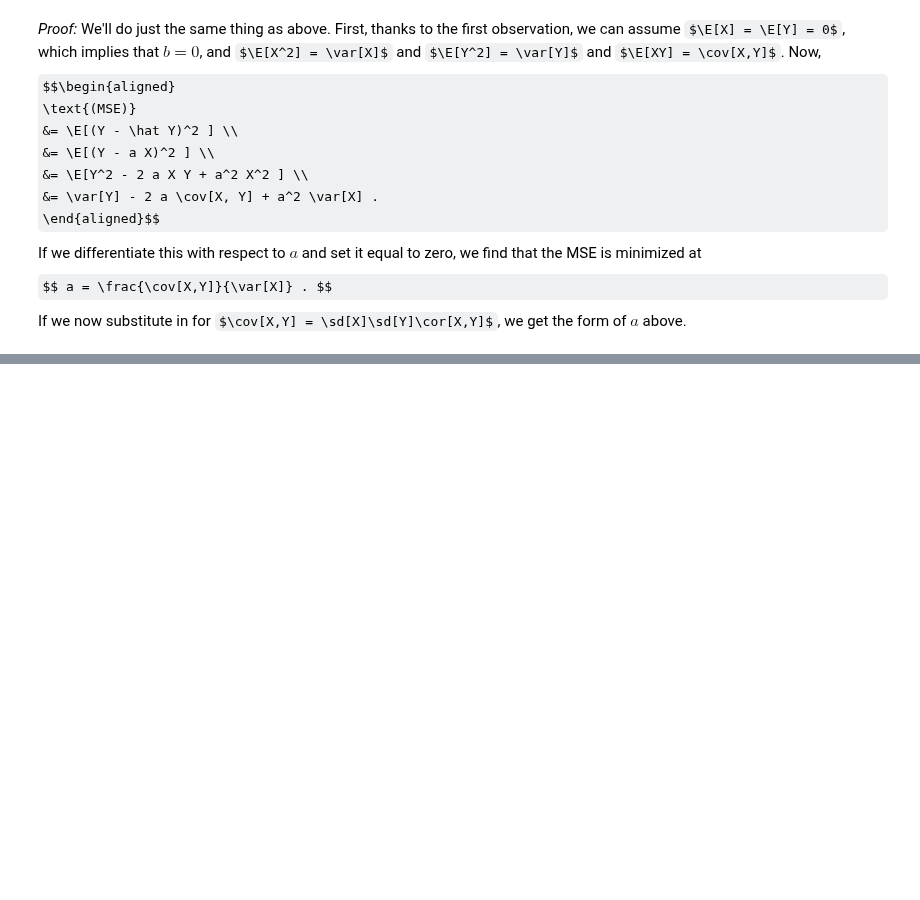
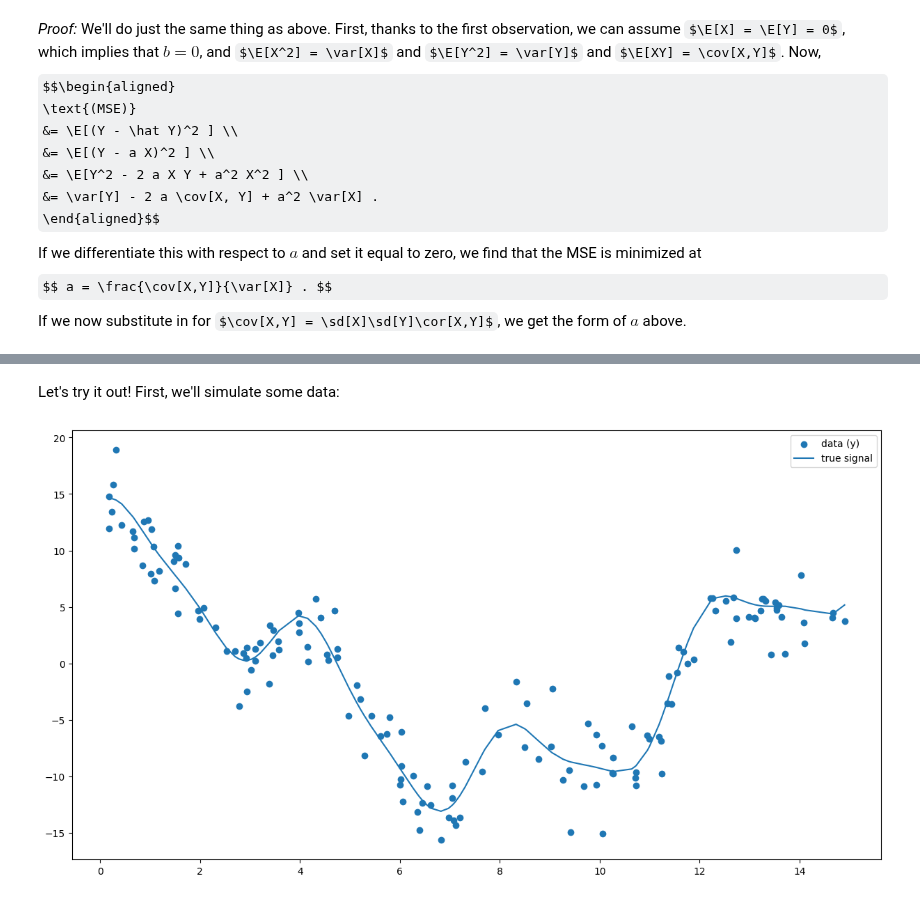
Before and after one commit to UOdsci/dsci345, a Jupyter notebook: class_material/slides/Week_07_Linear_models.ipynb, the cells around one changed output, grey strips where cells are left out. Cells and saved outputs as stored; diff of their text form; code cells hidden in the pictures; some formulas as TeX source; blank space fills up the shorter version.

```diff
--- a/class_material/slides/Week_07_Linear_models.ipynb
+++ b/class_material/slides/Week_07_Linear_models.ipynb
@@ -123,0 +297,18 @@ we get the form of $a$ above.
+# %% [markdown]
+Let's try it out!
+First, we'll simulate some data:
+# %%
+n = 150
+true_coefs = [(1, 0), (3.2, 2.5), (0, 0), (10, 0)]
+tvec = np.sort(rng.uniform(low=0, high=15, size=n))
+mean_yvec = np.zeros(n)
+for j, (alpha, beta) in enumerate(true_coefs):
+    mean_yvec += alpha * np.cos(np.pi * tvec / 2**j) + beta * np.sin(np.pi * tvec / 2**j)
+yvec = mean_yvec + rng.normal(scale=2.0, size=n)
+# %%
+fig, ax = plt.subplots()
+ax.scatter(tvec, yvec, label="data (y)")
+ax.plot(tvec, mean_yvec, label="true signal")
+ax.legend();
+# %% [output]
+[figure, added]
```
Also changed, not shown: parts of 23 cells of this notebook, 3 other files.
